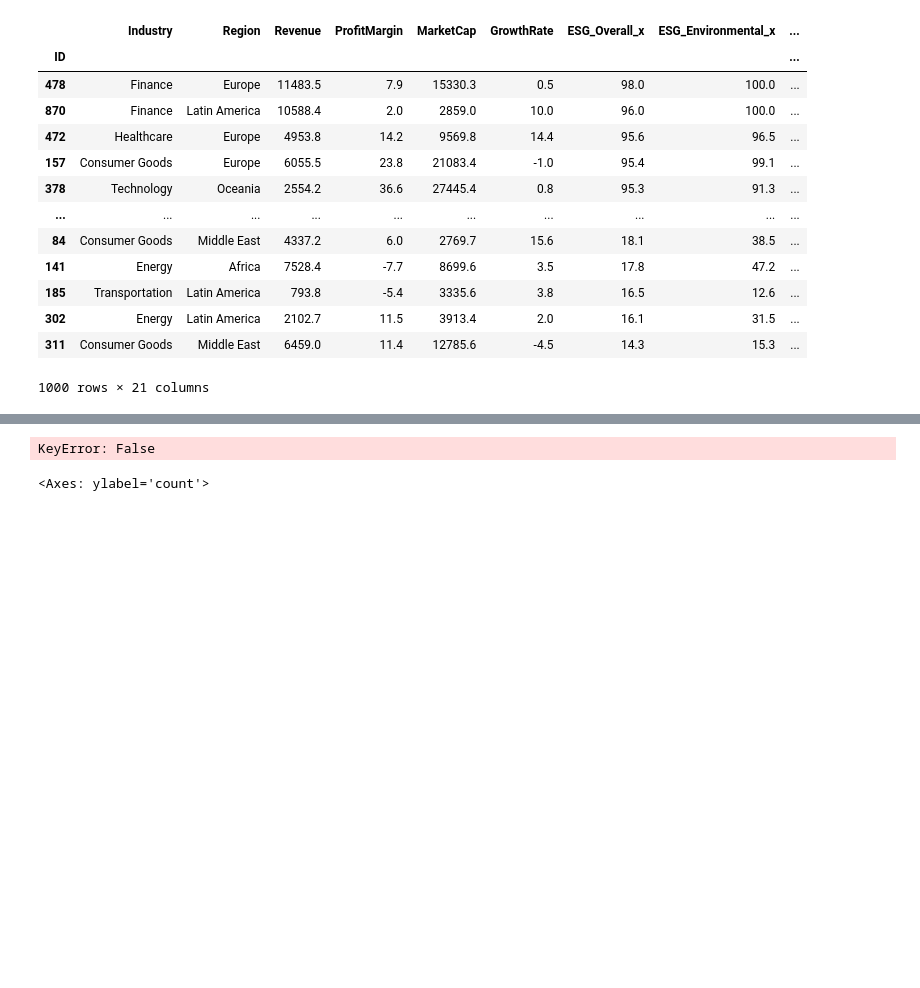
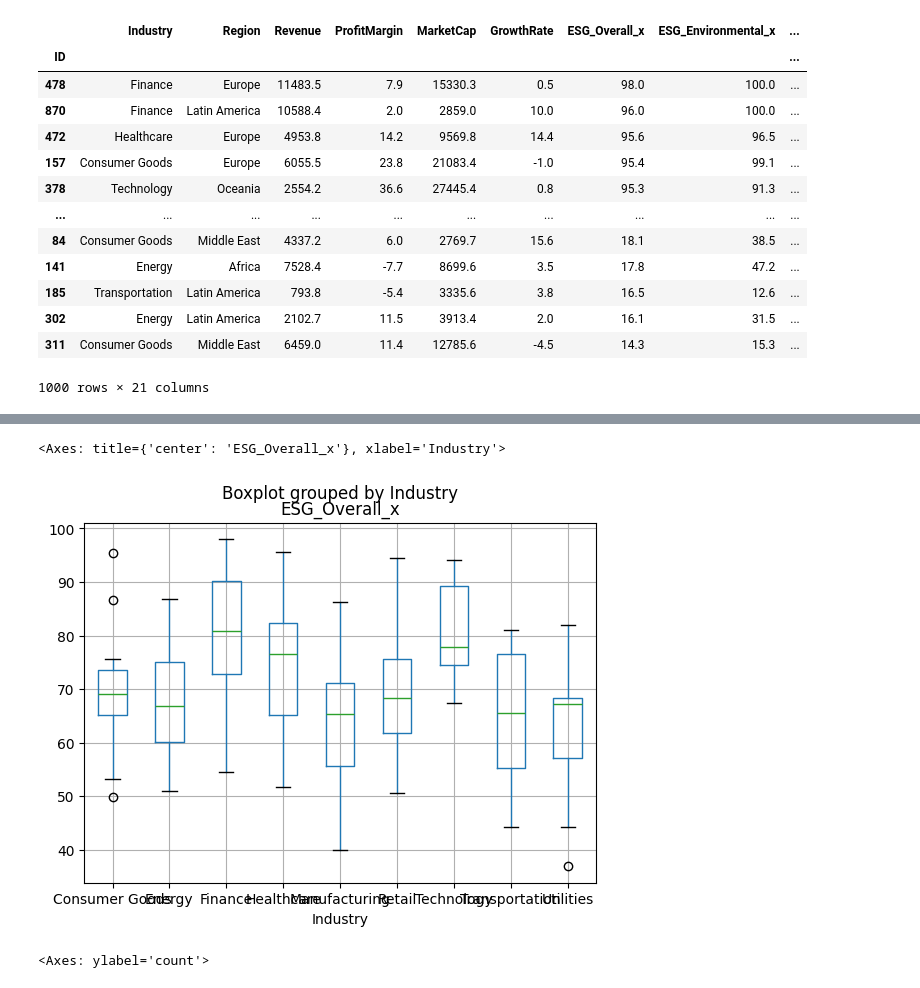
Before and after one commit to Adam-1477/wasd, a Jupyter notebook: 「第11組作業_ipynb」的副本.ipynb, the cells around one changed output, grey strips where cells are left out. Drawn from its saved outputs; the diff is of its cells as text; code cells hidden in the pictures; blank space fills up the shorter version.

```diff
--- a/「第11組作業_ipynb」的副本.ipynb
+++ b/「第11組作業_ipynb」的副本.ipynb
@@ -263,3 +263,7 @@ Company_ESG
 | 302 | Energy | Latin America | 2102.7 | 11.5 | 3913.4 | 2.0 | 16.1 | 31.5 | ... |
 | 311 | Consumer Goods | Middle East | 6459.0 | 11.4 | 12785.6 | -4.5 | 14.3 | 15.3 | ... |
 1000 rows × 21 columns
+# %%
+# prompt: 請幫我從Company_ESG篩選出Region=Europe的資料 並存放到新的變數Company_ESG_Europe
+
+Company_ESG_Europe = Company_ESG[Company_ESG['Region'] == 'Europe']
@@ -266,7 +287,8 @@ Company_ESG
 # %%
-Company_ESG.boxplot(column='ESG_Overall_x', by='Region' == 'Europe')
+Company_ESG_Europe.boxplot(column='ESG_Overall_x', by='Industry')
 # %% [output]
-KeyError: False
+<Axes: title={'center': 'ESG_Overall_x'}, xlabel='Industry'>
+[figure, added]
 # %%
 Company_ESG['ESG成績分組'].value_counts().plot(kind='pie')
 # %% [output]
```
Also changed, not shown: parts of 1 cell of this notebook.
